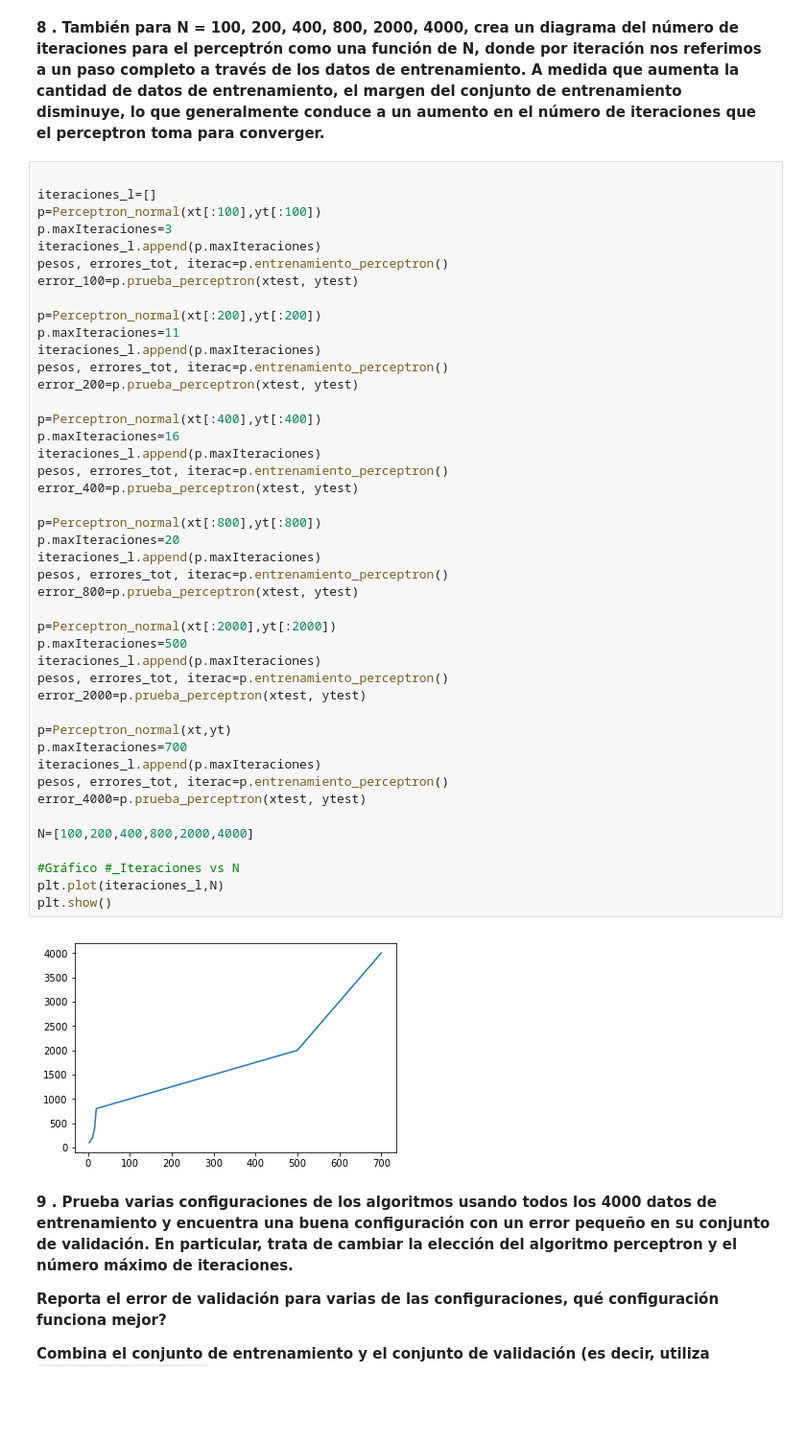
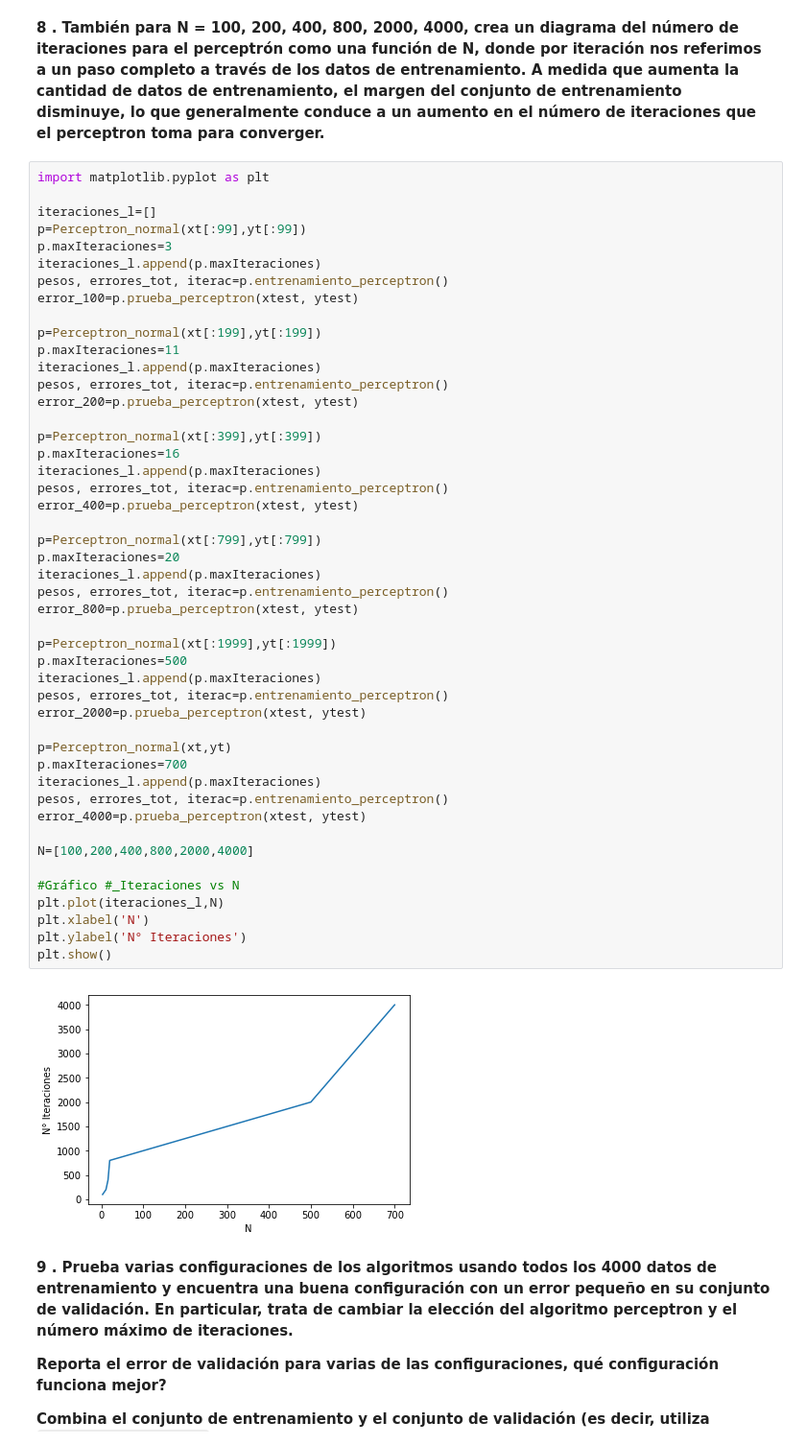
Before and after one commit to mmejiap/segunda-asignacion-del-curso-cm-072-team-bomb, a Jupyter notebook: AsignacionML2.ipynb, the cells around one changed output. Shown: that part at 96% size. Saved outputs shown, nothing was run; the diff lists cells and outputs as text; blank space fills up the shorter version.

```diff
--- a/AsignacionML2.ipynb
+++ b/AsignacionML2.ipynb
@@ -980,51 +980,54 @@ plt.show()
 # %% [markdown]
 __8 . También para N = 100, 200, 400, 800, 2000, 4000, crea un diagrama del número de iteraciones para el perceptrón como una función de N, donde por iteración nos referimos a un paso completo a través de los datos de entrenamiento. A medida que aumenta la cantidad de datos de entrenamiento, el margen del conjunto de entrenamiento disminuye, lo que generalmente conduce a un aumento en el número de iteraciones que el perceptron toma para converger.__
 # %%
+import matplotlib.pyplot as plt
 
 iteraciones_l=[]
-p=Perceptron_normal(xt[:100],yt[:100])
+p=Perceptron_normal(xt[:99],yt[:99])
 p.maxIteraciones=3
 iteraciones_l.append(p.maxIteraciones)
 pesos, errores_tot, iterac=p.entrenamiento_perceptron()
 error_100=p.prueba_perceptron(xtest, ytest)
 
-p=Perceptron_normal(xt[:200],yt[:200])
+p=Perceptron_normal(xt[:199],yt[:199])
 p.maxIteraciones=11
 iteraciones_l.append(p.maxIteraciones)
 pesos, errores_tot, iterac=p.entrenamiento_perceptron()
 error_200=p.prueba_perceptron(xtest, ytest)
 
-p=Perceptron_normal(xt[:400],yt[:400])
+p=Perceptron_normal(xt[:399],yt[:399])
 p.maxIteraciones=16
 iteraciones_l.append(p.maxIteraciones)
 pesos, errores_tot, iterac=p.entrenamiento_perceptron()
 error_400=p.prueba_perceptron(xtest, ytest)
 
-p=Perceptron_normal(xt[:800],yt[:800])
+p=Perceptron_normal(xt[:799],yt[:799])
 p.maxIteraciones=20
 iteraciones_l.append(p.maxIteraciones)
 pesos, errores_tot, iterac=p.entrenamiento_perceptron()
 error_800=p.prueba_perceptron(xtest, ytest)
 
-p=Perceptron_normal(xt[:2000],yt[:2000])
+p=Perceptron_normal(xt[:1999],yt[:1999])
 p.maxIteraciones=500
 iteraciones_l.append(p.maxIteraciones)
 pesos, errores_tot, iterac=p.entrenamiento_perceptron()
 error_2000=p.prueba_perceptron(xtest, ytest)
 
 p=Perceptron_normal(xt,yt)
 p.maxIteraciones=700
 iteraciones_l.append(p.maxIteraciones)
 pesos, errores_tot, iterac=p.entrenamiento_perceptron()
 error_4000=p.prueba_perceptron(xtest, ytest)
 
 N=[100,200,400,800,2000,4000]
 
 #Gráfico #_Iteraciones vs N
 plt.plot(iteraciones_l,N)
+plt.xlabel('N')
+plt.ylabel('N° Iteraciones')
 plt.show()
 # %% [output]
-[figure, old version]
+[figure, new version]
 # %% [markdown]
 __9 . Prueba varias configuraciones de los algoritmos usando todos los 4000 datos de entrenamiento y encuentra una buena configuración con un error pequeño en su conjunto de validación. En particular, trata de cambiar la elección del algoritmo perceptron y el número máximo de iteraciones.__
 
```
Also changed, not shown: parts of 13 cells of this notebook.
